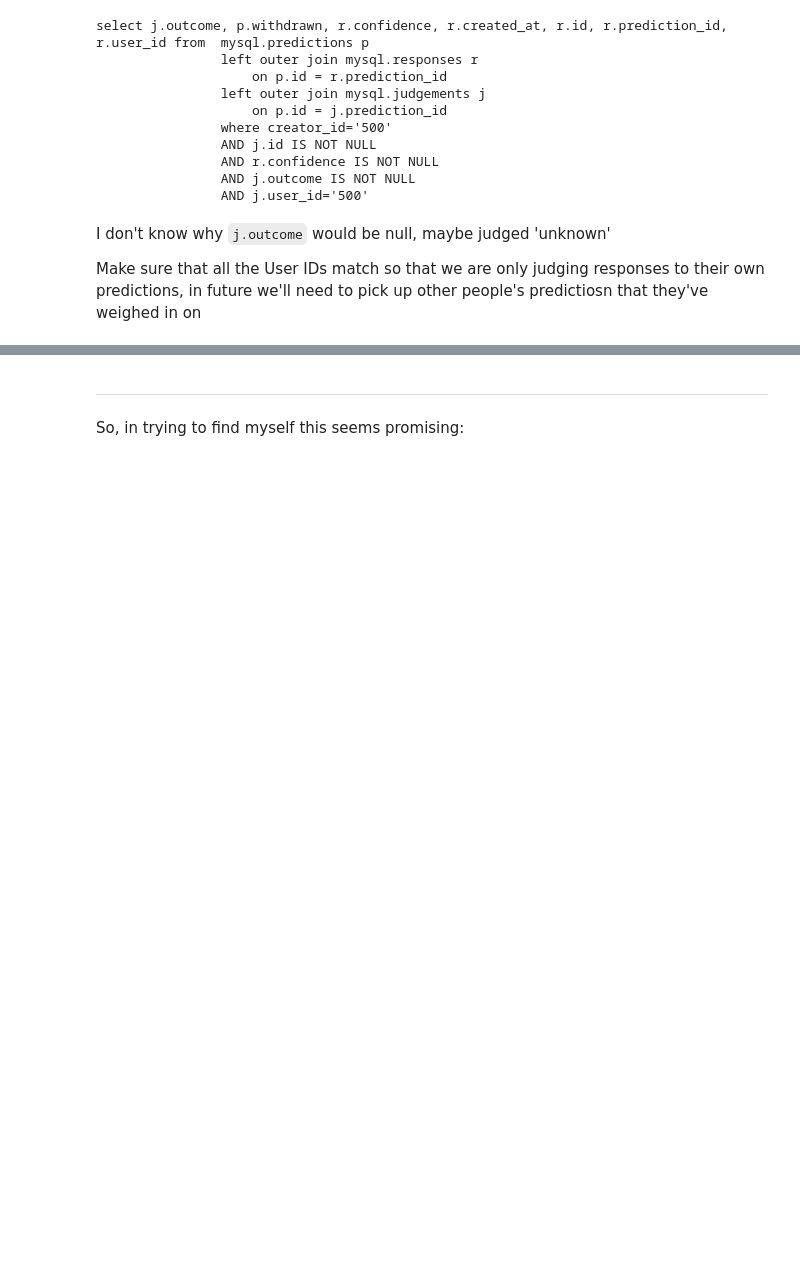
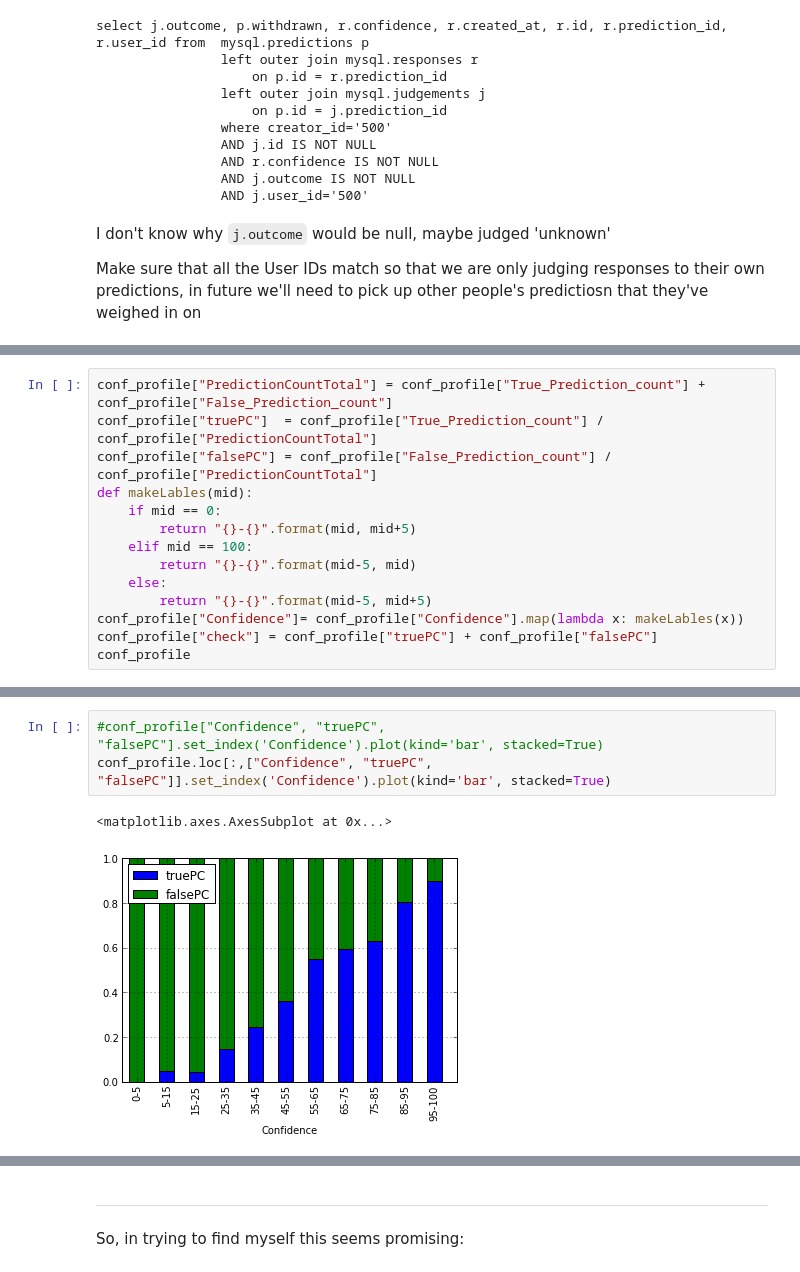
Before and after one commit to notionparallax/GA-DataScience, a Jupyter notebook: Prediction book analysis/PB exploration.ipynb, the cells around one changed output, grey strips where cells are left out. Cells and saved outputs as stored; diff of their text form; blank space fills up the shorter version.

```diff
--- a/Prediction book analysis/PB exploration.ipynb
+++ b/Prediction book analysis/PB exploration.ipynb
@@ -313,0 +412,14 @@ trueP
+# %%
+conf_profile["PredictionCountTotal"] = conf_profile["True_Prediction_count"] + conf_profile["False_Prediction_count"]
+conf_profile["truePC"]  = conf_profile["True_Prediction_count"] / conf_profile["PredictionCountTotal"]
+conf_profile["falsePC"] = conf_profile["False_Prediction_count"] / conf_profile["PredictionCountTotal"]
+def makeLables(mid):
+    if mid == 0:
+        return "{}-{}".format(mid, mid+5)
+    elif mid == 100:
+        return "{}-{}".format(mid-5, mid)
+    else:
+        return "{}-{}".format(mid-5, mid+5)
+conf_profile["Confidence"]= conf_profile["Confidence"].map(lambda x: makeLables(x))
+conf_profile["check"] = conf_profile["truePC"] + conf_profile["falsePC"]
+conf_profile
@@ -313,0 +439,6 @@ trueP
+# %%
+#conf_profile["Confidence", "truePC", "falsePC"].set_index('Confidence').plot(kind='bar', stacked=True)
+conf_profile.loc[:,["Confidence", "truePC", "falsePC"]].set_index('Confidence').plot(kind='bar', stacked=True)
+# %% [output]
+<matplotlib.axes.AxesSubplot at 0x...>
+[figure, added]
```
Also changed, not shown: parts of 22 cells of this notebook.
